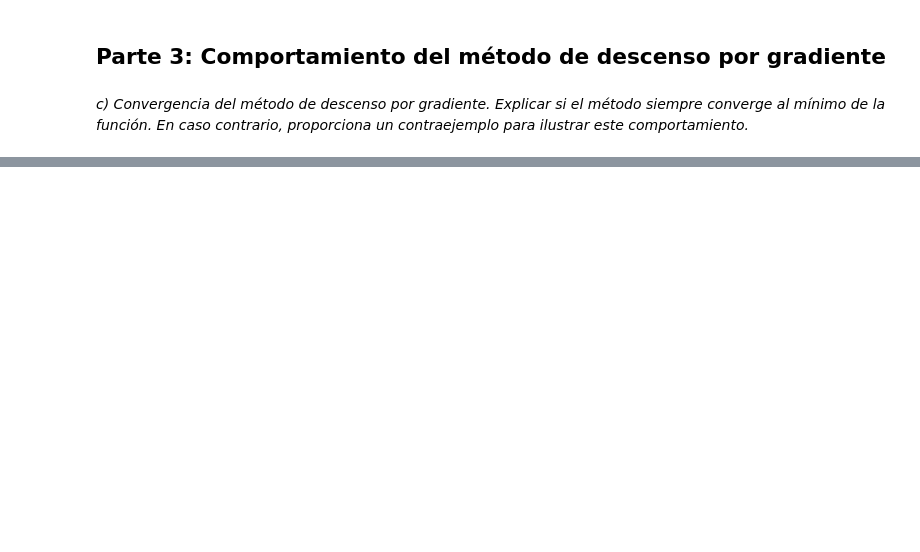
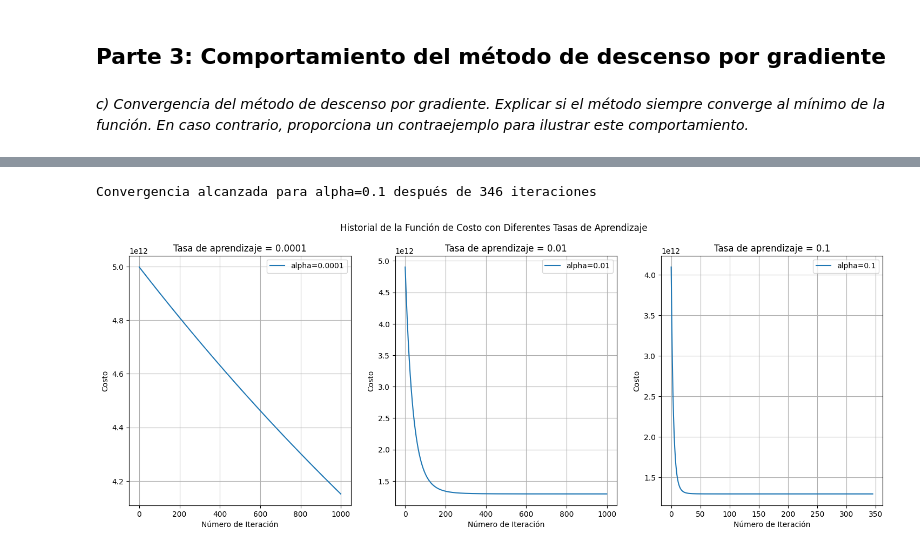
Before and after one commit to KinnaGt/MatematicaIV, a Jupyter notebook: analisis.ipynb, the cells around one changed output, grey strips where cells are left out. Saved outputs shown, nothing was run; the diff lists cells and outputs as text; code cells hidden in the pictures; blank space fills up the shorter version.

```diff
--- a/analisis.ipynb
+++ b/analisis.ipynb
@@ -368,0 +541,35 @@ ilustrar este comportamiento.*
+# %%
+# Modificación para ilustrar la convergencia y no convergencia
+alphas = [0.0001, 0.01, 0.1]  # Tres tasas de aprendizaje diferentes
+
+plt.figure(figsize=(18, 6))
+for idx, alpha in enumerate(alphas):
+    theta = np.zeros(X.shape[1])  # Reinicializar los parámetros
+    cost_history = []
+
+    for i in range(max_iterations):
+        predictions = X.dot(theta)
+        errors = predictions - y
+        gradient = (1 / len(y)) * X.T.dot(errors)
+        theta -= alpha * gradient
+        cost = compute_cost(X, y, theta)
+        cost_history.append(cost)
+
+        if i > 0 and abs(cost_history[-1] - cost_history[-2]) < tolerance:
+            print(f"Convergencia alcanzada para alpha={alpha} después de {i+1} iteraciones")
+            break
+
+    # Graficar el historial de la función de costo
+    plt.subplot(1, len(alphas), idx + 1)
+    plt.plot(range(len(cost_history)), cost_history, label=f"alpha={alpha}")
+    plt.title(f"Tasa de aprendizaje = {alpha}")
+    plt.xlabel('Número de Iteración')
+    plt.ylabel('Costo')
+    plt.grid(True)
+    plt.legend()
+
+plt.suptitle('Historial de la Función de Costo con Diferentes Tasas de Aprendizaje')
+plt.show()
+# %% [output]
+Convergencia alcanzada para alpha=0.1 después de 346 iteraciones
+[figure, added]
```
Also changed, not shown: parts of 18 cells of this notebook, 3 other files.
